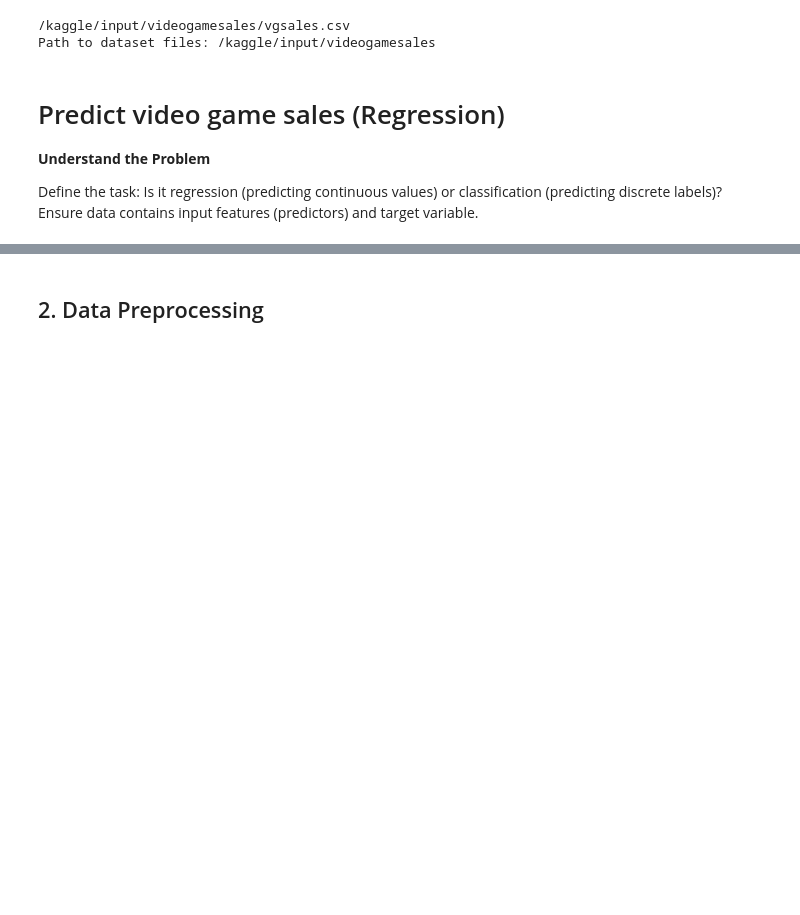
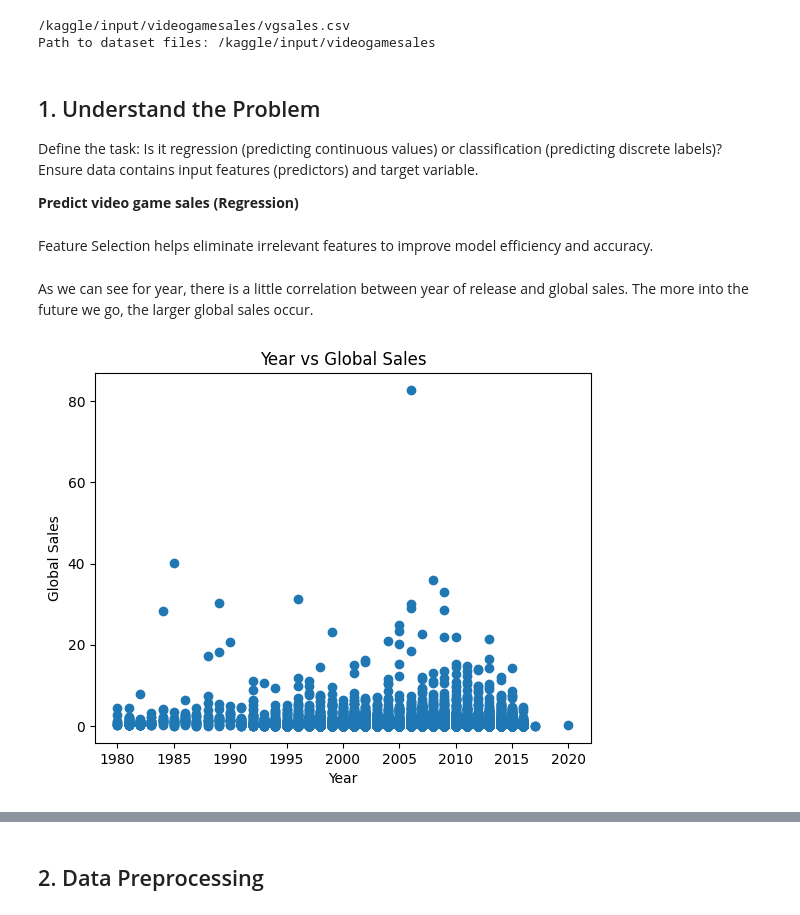
Before and after one commit to Saxon-account/vhs-intro-ai, a Jupyter notebook: semester-project.ipynb, the cells around one changed output, grey strips where cells are left out. Cells and saved outputs as stored; diff of their text form; code cells hidden in the pictures; blank space fills up the shorter version.

```diff
--- a/semester-project.ipynb
+++ b/semester-project.ipynb
@@ -19,12 +19,14 @@ print("Path to dataset files:", path)
 /kaggle/input/videogamesales/vgsales.csv
 Path to dataset files: /kaggle/input/videogamesales
 # %% [markdown]
-# Predict video game sales (Regression)
-
-**Understand the Problem**
+## 1. Understand the Problem
 
 Define the task: Is it regression (predicting continuous values) or classification (predicting discrete labels)?
 Ensure data contains input features (predictors) and target variable.
+
+**Predict video game sales (Regression)**
+# %% [markdown]
+Feature Selection helps eliminate irrelevant features to improve model efficiency and accuracy.
 # %%
 # Import helpful libraries
 import pandas as pd
@@ -51,0 +62,10 @@ X_train, X_valid, y_train, y_valid = train_test_split(X, y, random_state=1)
+# %% [markdown]
+As we can see for year, there is a little correlation between year of release and global sales. The more into the future we go, the larger global sales occur.
+# %%
+plt.scatter(video_game_data['Year'], video_game_data['Global_Sales'])
+plt.xlabel("Year")
+plt.ylabel("Global Sales")
+plt.title("Year vs Global Sales")
+plt.show()
+# %% [output]
+[figure, added]
```
Also changed, not shown: parts of 52 cells of this notebook.
